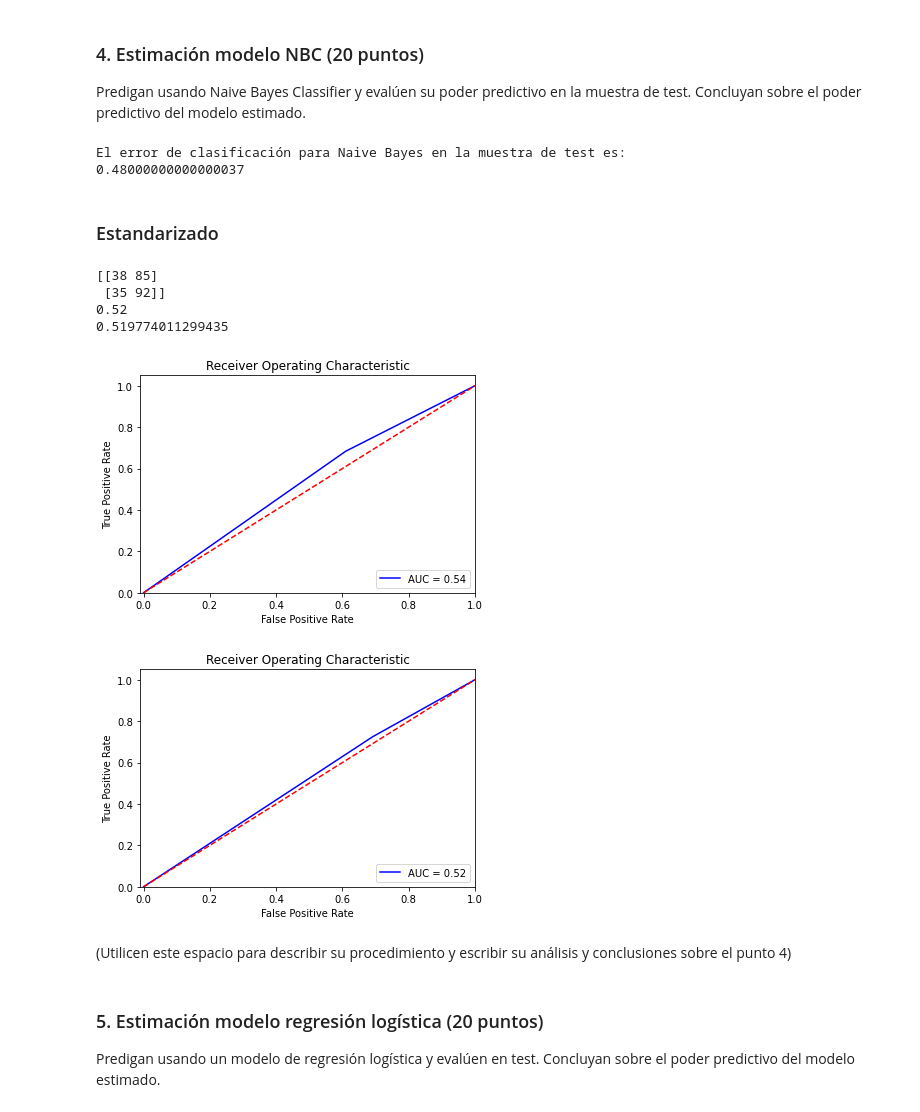
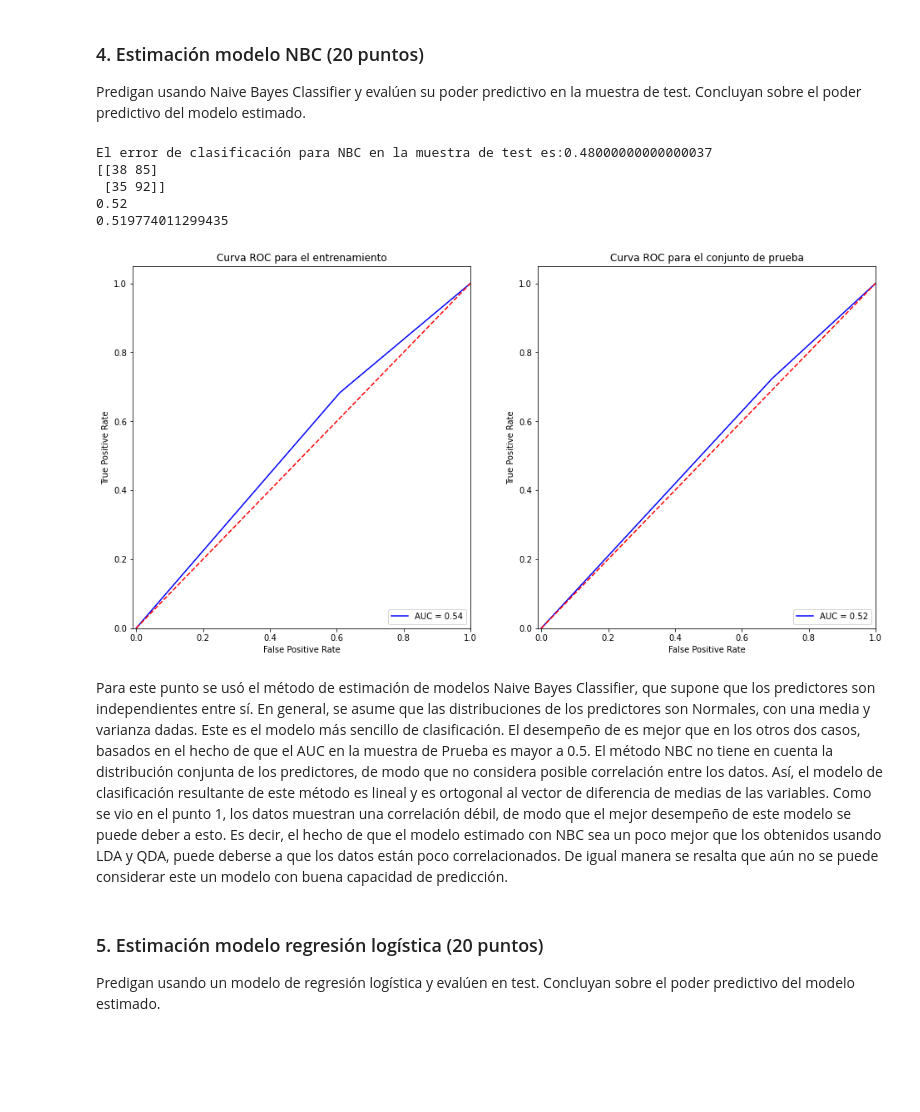
Before and after one commit to paulguz261/MIAD_20231_intro_machine_learning_grupal, a Jupyter notebook: week3/Caso implementación de modelos de clasificación lineales.ipynb, the cells around one changed output. Cells and saved outputs as stored; diff of their text form; code cells hidden in the pictures; blank space fills up the shorter version.

```diff
--- a/week3/Caso implementación de modelos de clasificación lineales.ipynb
+++ b/week3/Caso implementación de modelos de clasificación lineales.ipynb
@@ -404,25 +391,3 @@ plt.show()
 # %% [markdown]
 ### 4. Estimación modelo NBC (20 puntos)
 Predigan usando Naive Bayes Classifier y evalúen su poder predictivo en la muestra de test. Concluyan sobre el poder predictivo del modelo estimado.
-# %%
-#### Utilicen este espacio para escribir los códigos del procedimiento del punto 4 ####
-
-
-clfNB = GaussianNB()
-clfNB.fit(XTrain, yTrain)
-
-prediccionesNB=clfNB.predict(XTest)
-prediccionesProbNB=clfNB.predict_proba(XTest)
-
-errorNB=0
-for i in range(0,len(yTest)):
-    if(yTest.iloc[i]!=prediccionesNB[i]):
-        errorNB+=1/len(yTest)
-
-print('El error de clasificación para Naive Bayes en la muestra de test es:')
-print(errorNB)
-# %% [output]
-El error de clasificación para Naive Bayes en la muestra de test es:
-0.48000000000000037
-# %% [markdown]
-### Estandarizado
@@ -455,44 +394,17 @@ El error de clasificación para Naive Bayes en la muestra de test es:
-# %%
-print(confusion_matrix(y_true=yTest, y_pred=prediccionesNB))
-accuracyLDA=accuracy_score(y_true=yTest, y_pred=prediccionesNB)
-print(accuracyLDA)
-precisionRegLog= precision_score(y_true=yTest.values, y_pred=prediccionesNB, pos_label = "Up")
-print(precisionRegLog)
-# %% [output]
-[[38 85]
- [35 92]]
-0.52
-0.519774011299435
-# %%
-fpr, tpr, thresholds = roc_curve((yTrain == "Up").astype(int), (clfNB.predict(XTrain) == "Up").astype(int))
-AUCRegLog=metrics.auc(fpr, tpr)
-plt.title('Receiver Operating Characteristic')
-plt.plot(fpr, tpr, 'b', label = 'AUC = %0.2f' % AUCRegLog)
-plt.legend(loc = 'lower right')
-plt.plot([0, 1], [0, 1],'r--')
-plt.xlim([-0.01, 1])
-plt.ylim([0, 1.05])
-plt.ylabel('True Positive Rate')
-plt.xlabel('False Positive Rate')
-plt.show()
-# %% [output]
-[figure, removed]
-# %%
-fpr, tpr, thresholds = roc_curve((yTest == "Up").astype(int), (prediccionesNB == "Up").astype(int))
-AUCRegLog=metrics.auc(fpr, tpr)
-plt.title('Receiver Operating Characteristic')
-plt.plot(fpr, tpr, 'b', label = 'AUC = %0.2f' % AUCRegLog)
-plt.legend(loc = 'lower right')
-plt.plot([0, 1], [0, 1],'r--')
-plt.xlim([-0.01, 1])
-plt.ylim([0, 1.05])
-plt.ylabel('True Positive Rate')
-plt.xlabel('False Positive Rate')
-plt.show()
-# %% [output]
-[figure, removed]
-# %% [markdown]
-(Utilicen este espacio para describir su procedimiento y escribir su análisis y conclusiones sobre el punto 4)
+# %%
+#### Utilicen este espacio para escribir los códigos del procedimiento del punto 4 ####
+
+NBC_AUC_Train, NBC_AUC_Test, errorNBC = error_clasificacion(XTrain,yTrain,XTest,yTest,modelo="NBC")
+# %% [output]
+El error de clasificación para NBC en la muestra de test es:0.48000000000000037
+[[38 85]
+ [35 92]]
+0.52
+0.519774011299435
+[figure, added]
+# %% [markdown]
+Para este punto se usó el método de estimación de modelos Naive Bayes Classifier, que supone que los predictores son independientes entre sí. En general, se asume que las distribuciones de los predictores son Normales, con una media y varianza dadas. Este es el modelo más sencillo de clasificación.
+El desempeño de es mejor que en los otros dos casos, basados en el hecho de que el AUC en la muestra de Prueba es mayor a 0.5. El método NBC no tiene en cuenta la distribución conjunta de los predictores, de modo que no considera posible correlación entre los datos. Así, el modelo de clasificación resultante de este método es lineal y es ortogonal al vector de diferencia de medias de las variables. Como se vio en el punto 1, los datos muestran una correlación débil, de modo que el mejor desempeño de este modelo se puede deber a esto. Es decir, el hecho de que el modelo estimado con NBC sea un poco mejor que los obtenidos usando LDA y QDA, puede deberse a que los datos están poco correlacionados. De igual manera se resalta que aún no se puede considerar este un modelo con buena capacidad de predicción.
 # %% [markdown]
 ### 5. Estimación modelo regresión logística (20 puntos)
 Predigan usando un modelo de regresión logística y evalúen en test. Concluyan sobre el poder predictivo del modelo estimado.
```
Also changed, not shown: parts of 50 cells of this notebook, 2 other files.
